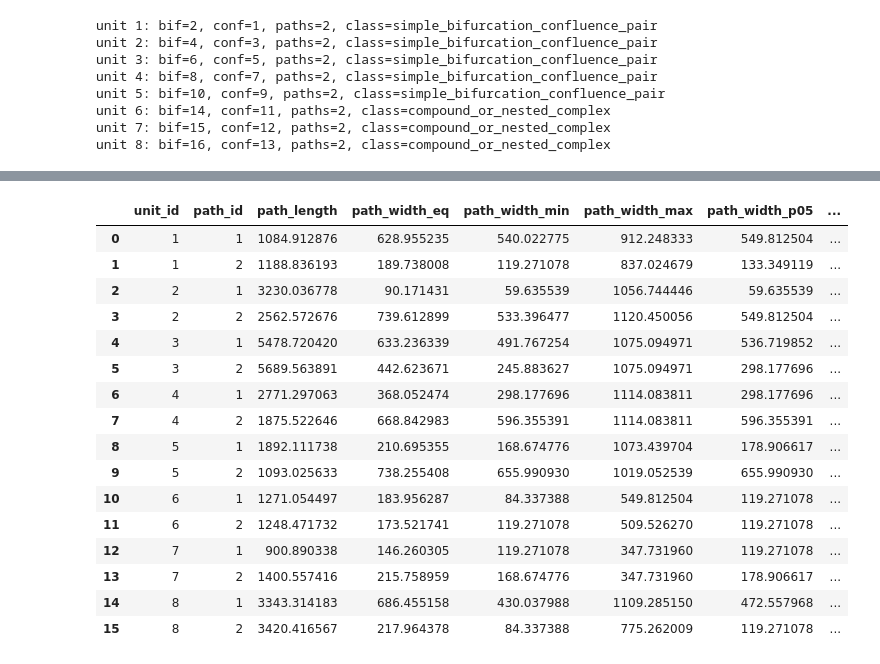
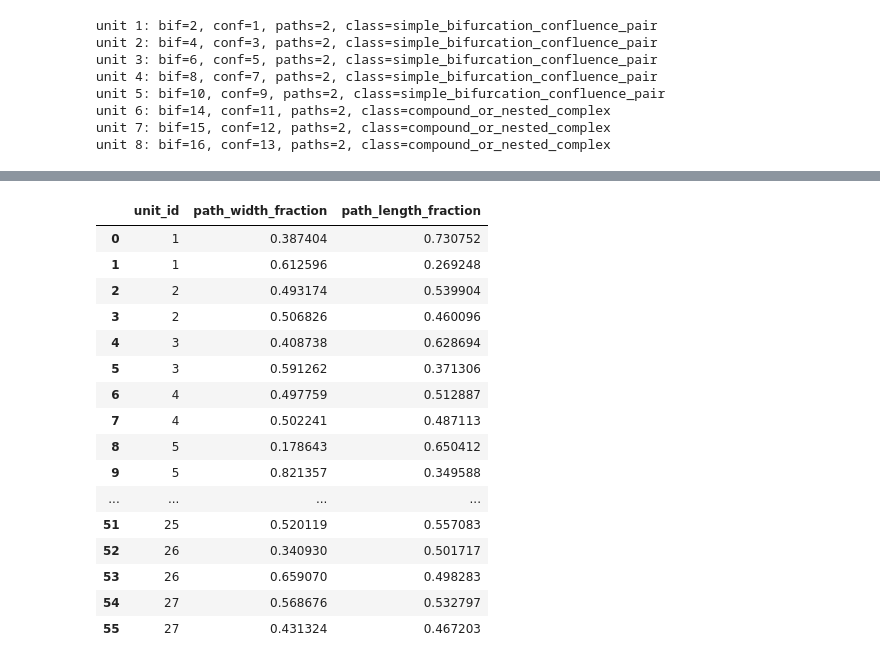
Before and after one commit to niekcde/river_hierarchy, a Jupyter notebook: hierarchy_level_definition/notebooks/level_detection_workbench.ipynb, the cells around one changed output, grey strips where cells are left out. Cells and saved outputs as stored; diff of their text form; code cells hidden in the pictures.

Commit message:
expansion on metrics

```diff
--- a/hierarchy_level_definition/notebooks/level_detection_workbench.ipynb
+++ b/hierarchy_level_definition/notebooks/level_detection_workbench.ipynb
@@ -41,7 +48,7 @@ PosixPath('/Users/6256481/Code/river-hierarchy')
 
 Pick a reviewed example and inspect the saved link/node files before building the graph.
 # %%
-network_name = "sarl_07"
+network_name = "sarl_03"
 
 review_dir = REPO_ROOT / "hierarchy_level_definition" / "manual_review" / "outputs" / network_name
 links_path = review_dir / "directed_links.gpkg"
@@ -389,20 +391,20 @@ display(hierarchy_level_metrics)
 # %%
-path_metrics
+path_metrics[['unit_id', 'path_width_fraction', 'path_length_fraction']]
 # %% [output]
-|  | unit_id | path_id | path_length | path_width_eq | path_width_min | path_width_max | path_width_p05 | ... |
-| 0 | 1 | 1 | 1084.912876 | 628.955235 | 540.022775 | 912.248333 | 549.812504 | ... |
-| 1 | 1 | 2 | 1188.836193 | 189.738008 | 119.271078 | 837.024679 | 133.349119 | ... |
-| 2 | 2 | 1 | 3230.036778 | 90.171431 | 59.635539 | 1056.744446 | 59.635539 | ... |
-| 3 | 2 | 2 | 2562.572676 | 739.612899 | 533.396477 | 1120.450056 | 549.812504 | ... |
-| 4 | 3 | 1 | 5478.720420 | 633.236339 | 491.767254 | 1075.094971 | 536.719852 | ... |
-| 5 | 3 | 2 | 5689.563891 | 442.623671 | 245.883627 | 1075.094971 | 298.177696 | ... |
-| 6 | 4 | 1 | 2771.297063 | 368.052474 | 298.177696 | 1114.083811 | 298.177696 | ... |
-| 7 | 4 | 2 | 1875.522646 | 668.842983 | 596.355391 | 1114.083811 | 596.355391 | ... |
-| 8 | 5 | 1 | 1892.111738 | 210.695355 | 168.674776 | 1073.439704 | 178.906617 | ... |
-| 9 | 5 | 2 | 1093.025633 | 738.255408 | 655.990930 | 1019.052539 | 655.990930 | ... |
-| 10 | 6 | 1 | 1271.054497 | 183.956287 | 84.337388 | 549.812504 | 119.271078 | ... |
-| 11 | 6 | 2 | 1248.471732 | 173.521741 | 119.271078 | 509.526270 | 119.271078 | ... |
-| 12 | 7 | 1 | 900.890338 | 146.260305 | 119.271078 | 347.731960 | 119.271078 | ... |
-| 13 | 7 | 2 | 1400.557416 | 215.758959 | 168.674776 | 347.731960 | 178.906617 | ... |
-| 14 | 8 | 1 | 3343.314183 | 686.455158 | 430.037988 | 1109.285150 | 472.557968 | ... |
-| 15 | 8 | 2 | 3420.416567 | 217.964378 | 84.337388 | 775.262009 | 119.271078 | ... |
+|  | unit_id | path_width_fraction | path_length_fraction |
+| 0 | 1 | 0.387404 | 0.730752 |
+| 1 | 1 | 0.612596 | 0.269248 |
+| 2 | 2 | 0.493174 | 0.539904 |
+| 3 | 2 | 0.506826 | 0.460096 |
+| 4 | 3 | 0.408738 | 0.628694 |
+| 5 | 3 | 0.591262 | 0.371306 |
+| 6 | 4 | 0.497759 | 0.512887 |
+| 7 | 4 | 0.502241 | 0.487113 |
+| 8 | 5 | 0.178643 | 0.650412 |
+| 9 | 5 | 0.821357 | 0.349588 |
+| ... | ... | ... | ... |
+| 51 | 25 | 0.520119 | 0.557083 |
+| 52 | 26 | 0.340930 | 0.501717 |
+| 53 | 26 | 0.659070 | 0.498283 |
+| 54 | 27 | 0.568676 | 0.532797 |
+| 55 | 27 | 0.431324 | 0.467203 |
```
Also changed, not shown: parts of 16 cells of this notebook, 4 other files.
